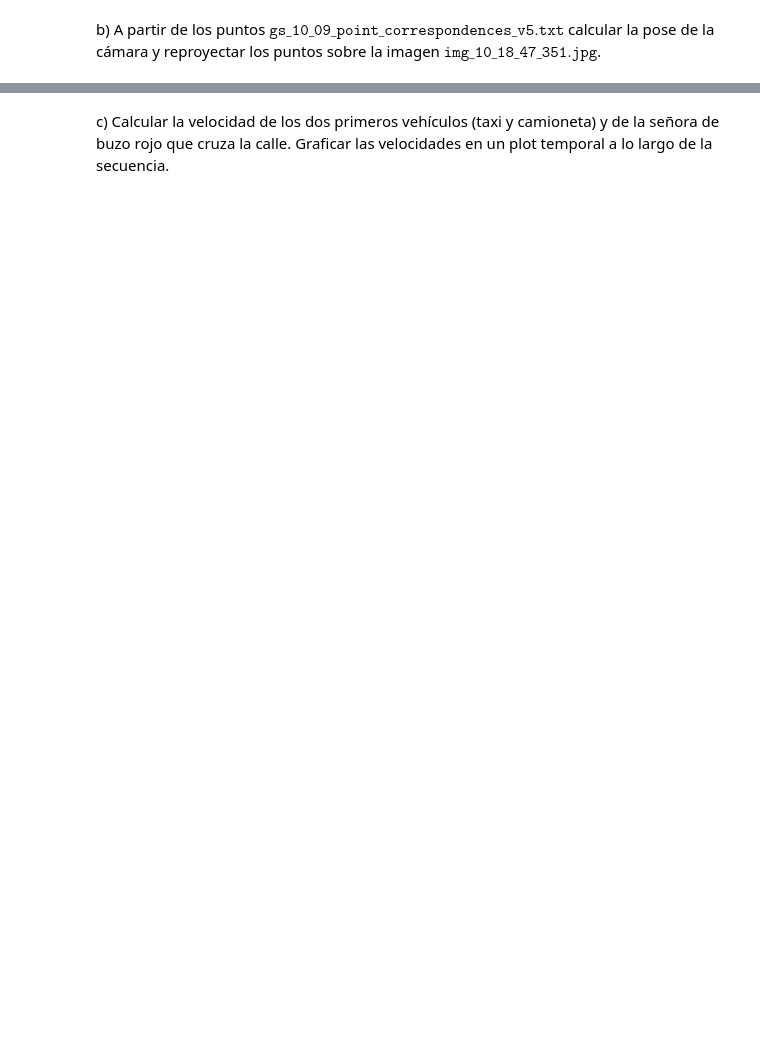
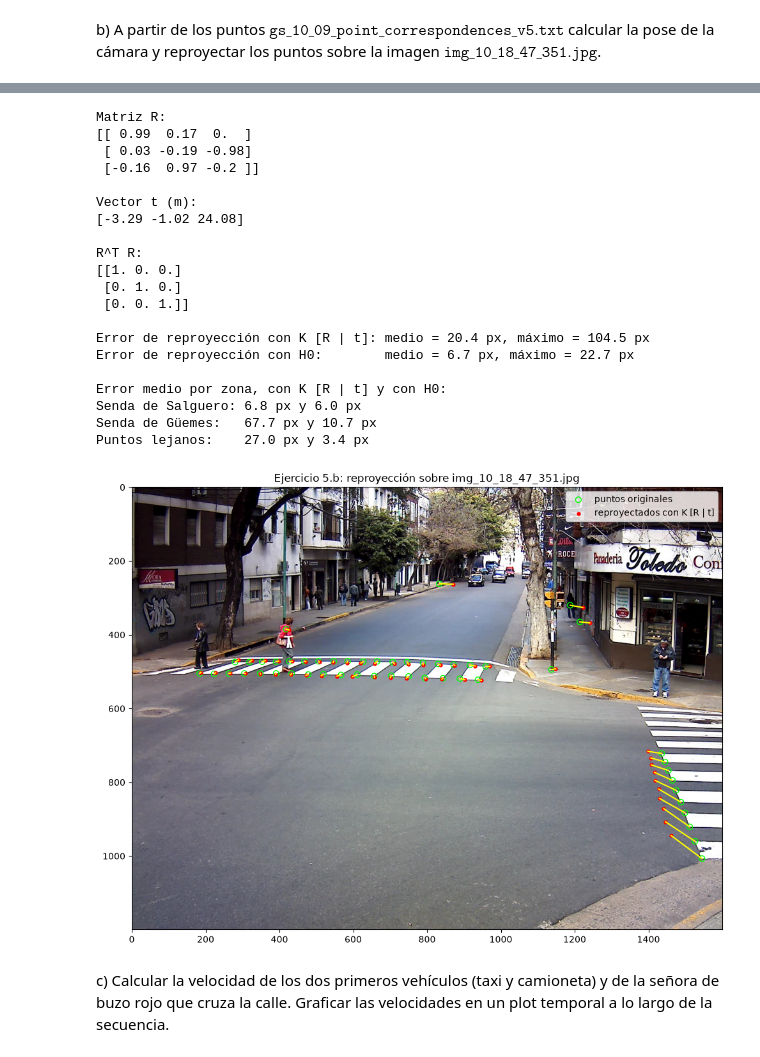
Before and after one commit to isluly/TP-ALC, a Jupyter notebook: grupo_XX_TP.ipynb, the cells around one changed output, grey strips where cells are left out. Drawn from its saved outputs; the diff is of its cells as text; code cells hidden in the pictures; blank space fills up the shorter version.

```diff
--- a/grupo_XX_TP.ipynb
+++ b/grupo_XX_TP.ipynb
@@ -754,2 +784,80 @@ error de reproyeccion: medio = 57.8 px, maximo = 252.4 px
+# %%
+# Ejercicio 5.b - Pose de la cámara y reproyección sobre img_10_18_47_351.jpg
+
+# 1. Homografía de la calle con los 51 puntos
+H0 = alc.resolverDLT2D(alc.obtenerQ2d(pixelesV5, mundoV5))
+
+# 2. Pose con la K del inciso a)
+R0, t0 = alc.obtenerPose2D(H0, K)
+print("Matriz R:")
+print(R0)
+print("\nVector t (m):")
+print(t0)
+print("\nR^T R:")
+print(alc.multiplicacion_matrices(alc.transpuesta(R0), R0))
+
+# 3. Matriz de proyección P0 = K [R | t]
+Rt0 = np.zeros((3, 4))
+Rt0[:, 0:3] = R0
+Rt0[:, 3] = t0
+P0 = alc.multiplicacion_matrices(K, Rt0)
+
+# 4. Reproyección de los 51 puntos con P0 y con H0
+cantPuntosV5 = len(mundoV5)
+reproyectados = np.zeros((cantPuntosV5, 2))
+errorConP0 = np.zeros(cantPuntosV5)
+errorConH0 = np.zeros(cantPuntosV5)
+for i in range(cantPuntosV5):
+    proyeccionP0 = alc.matvec(P0, np.array([mundoV5[i, 0], mundoV5[i, 1], 0, 1]))
+    proyeccionH0 = alc.matvec(H0, np.array([mundoV5[i, 0], mundoV5[i, 1], 1]))
+    reproyectados[i] = proyeccionP0[:2] / proyeccionP0[2]
+    errorConP0[i] = alc.norma(reproyectados[i] - pixelesV5[i], 2)
+    errorConH0[i] = alc.norma(proyeccionH0[:2] / proyeccionH0[2] - pixelesV5[i], 2)
+
+print("\nError de reproyección con K [R | t]: medio = %.1f px, máximo = %.1f px" % (np.mean(errorConP0), np.max(errorConP0)))
+print("Error de reproyección con H0:        medio = %.1f px, máximo = %.1f px" % (np.mean(errorConH0), np.max(errorConH0)))
+
+# 5. Error medio por zona de la calle
+Y = mundoV5[:, 1]
+sendaSalguero = (Y >= 0) * (Y <= 3)
+sendaGuemes = Y < 0
+puntosLejanos = Y > 3
+print("\nError medio por zona, con K [R | t] y con H0:")
+print("Senda de Salguero: %.1f px y %.1f px" % (np.mean(errorConP0[sendaSalguero]), np.mean(errorConH0[sendaSalguero])))
+print("Senda de Güemes:   %.1f px y %.1f px" % (np.mean(errorConP0[sendaGuemes]), np.mean(errorConH0[sendaGuemes])))
+print("Puntos lejanos:    %.1f px y %.1f px" % (np.mean(errorConP0[puntosLejanos]), np.mean(errorConH0[puntosLejanos])))
+
+# 6. Gráfico de la reproyección
+plt.figure(figsize=(12, 9))
+plt.imshow(imagenInicial)
+for i in range(cantPuntosV5):
+    plt.plot([pixelesV5[i, 0], reproyectados[i, 0]], [pixelesV5[i, 1], reproyectados[i, 1]], color="yellow")
+plt.scatter(pixelesV5[:, 0], pixelesV5[:, 1], s=40, facecolors="none", edgecolors="lime", label="puntos originales")
+plt.scatter(reproyectados[:, 0], reproyectados[:, 1], s=12, color="red", label="reproyectados con K [R | t]")
+plt.legend()
+plt.title("Ejercicio 5.b: reproyección sobre img_10_18_47_351.jpg")
+plt.show()
+# %% [output]
+Matriz R:
+[[ 0.99  0.17  0.  ]
+ [ 0.03 -0.19 -0.98]
+ [-0.16  0.97 -0.2 ]]
+
+Vector t (m):
+[-3.29 -1.02 24.08]
+
+R^T R:
+[[1. 0. 0.]
+ [0. 1. 0.]
+ [0. 0. 1.]]
+
+Error de reproyección con K [R | t]: medio = 20.4 px, máximo = 104.5 px
+Error de reproyección con H0:        medio = 6.7 px, máximo = 22.7 px
+
+Error medio por zona, con K [R | t] y con H0:
+Senda de Salguero: 6.8 px y 6.0 px
+Senda de Güemes:   67.7 px y 10.7 px
+Puntos lejanos:    27.0 px y 3.4 px
+[figure, added]
 # %% [markdown]
 c) Calcular la velocidad de los dos primeros vehículos (taxi y camioneta) y de la señora de buzo rojo que cruza la calle. Graficar las velocidades en un plot temporal a lo largo de la secuencia.
```
Also changed, not shown: parts of 19 cells of this notebook.
